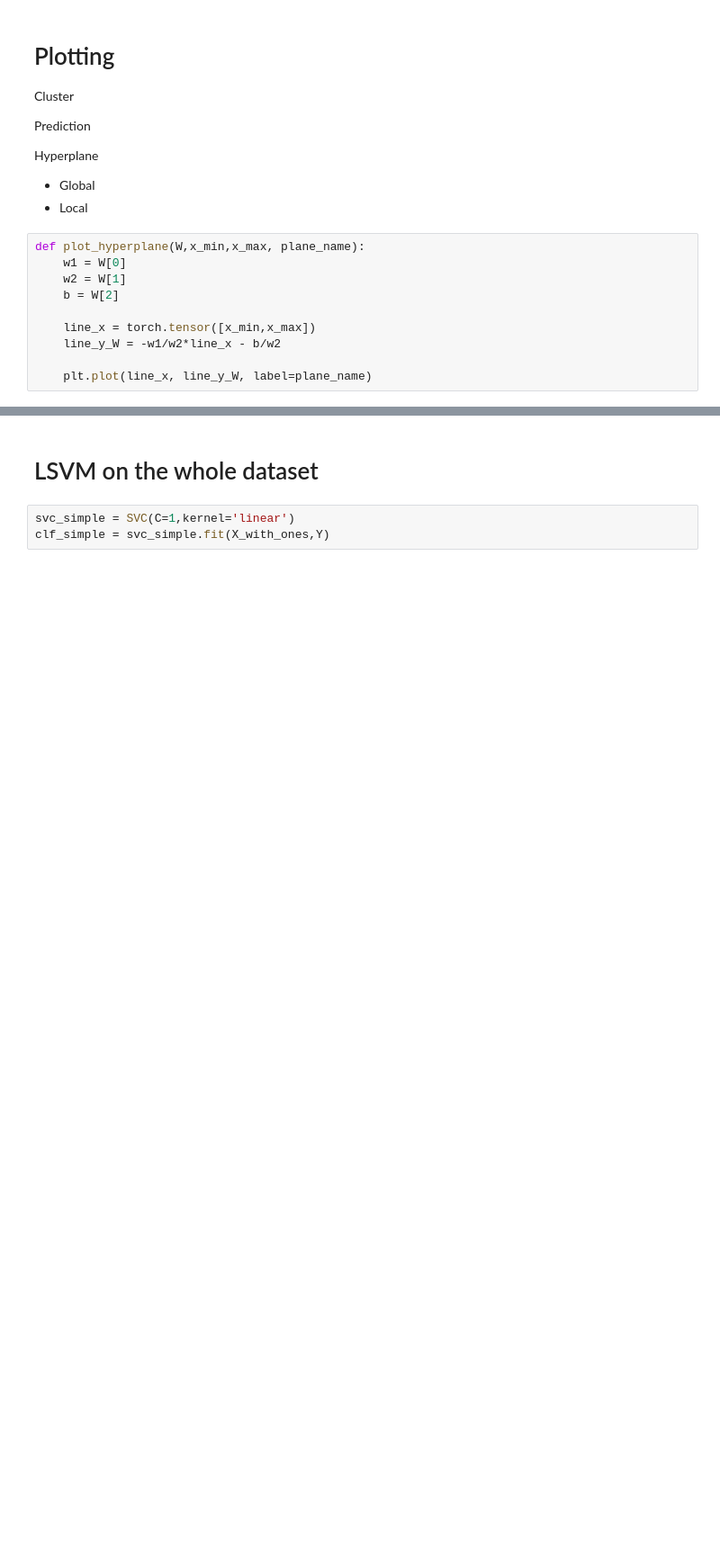
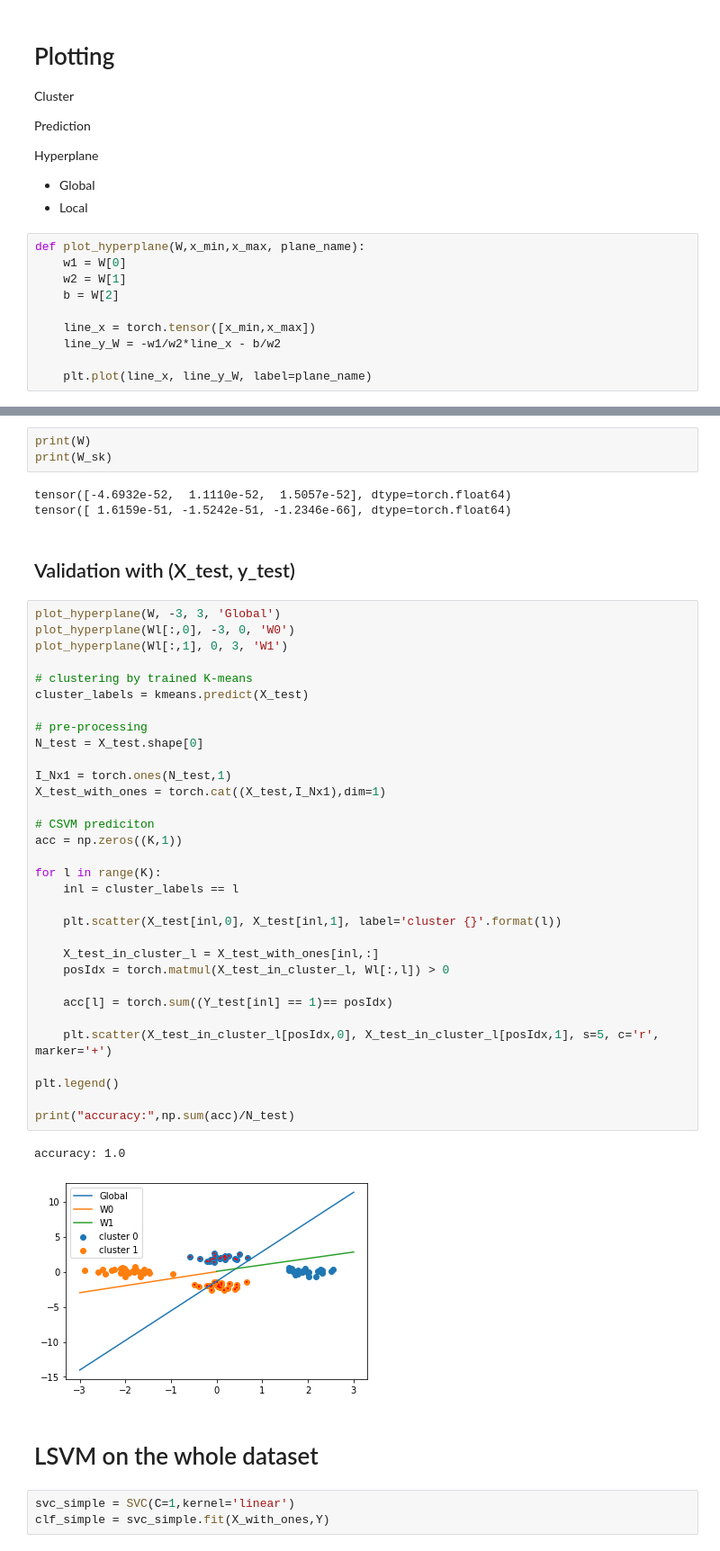
Before and after one commit to ahmedak2/SVM-Variations, a Jupyter notebook: CSVM.ipynb, the cells around one changed output, grey strips where cells are left out. Shown at 90% size. Saved outputs shown, nothing was run; the diff lists cells and outputs as text; blank space fills up the shorter version.

```diff
--- a/CSVM.ipynb
+++ b/CSVM.ipynb
@@ -121,3 +156,46 @@ plt.legend()
+# %%
+print(W)
+print(W_sk)
+# %% [output]
+tensor([-4.6932e-52,  1.1110e-52,  1.5057e-52], dtype=torch.float64)
+tensor([ 1.6159e-51, -1.5242e-51, -1.2346e-66], dtype=torch.float64)
+# %% [markdown]
+## Validation with (X_test, y_test)
+# %%
+plot_hyperplane(W, -3, 3, 'Global')
+plot_hyperplane(Wl[:,0], -3, 0, 'W0')
+plot_hyperplane(Wl[:,1], 0, 3, 'W1')
+
+# clustering by trained K-means
+cluster_labels = kmeans.predict(X_test)
+
+# pre-processing
+N_test = X_test.shape[0]
+
+I_Nx1 = torch.ones(N_test,1)
+X_test_with_ones = torch.cat((X_test,I_Nx1),dim=1)
+
+# CSVM prediciton
+acc = np.zeros((K,1))
+
+for l in range(K):
+    inl = cluster_labels == l
+
+    plt.scatter(X_test[inl,0], X_test[inl,1], label='cluster {}'.format(l))
+
+    X_test_in_cluster_l = X_test_with_ones[inl,:]
+    posIdx = torch.matmul(X_test_in_cluster_l, Wl[:,l]) > 0
+
+    acc[l] = torch.sum((Y_test[inl] == 1)== posIdx)
+
+    plt.scatter(X_test_in_cluster_l[posIdx,0], X_test_in_cluster_l[posIdx,1], s=5, c='r', marker='+')
+
+plt.legend()
+
+print("accuracy:",np.sum(acc)/N_test)
+# %% [output]
+accuracy: 1.0
+[figure, added]
 # %% [markdown]
 # LSVM on the whole dataset
 # %%
```
Also changed, not shown: parts of 10 cells of this notebook, 3 other files.
